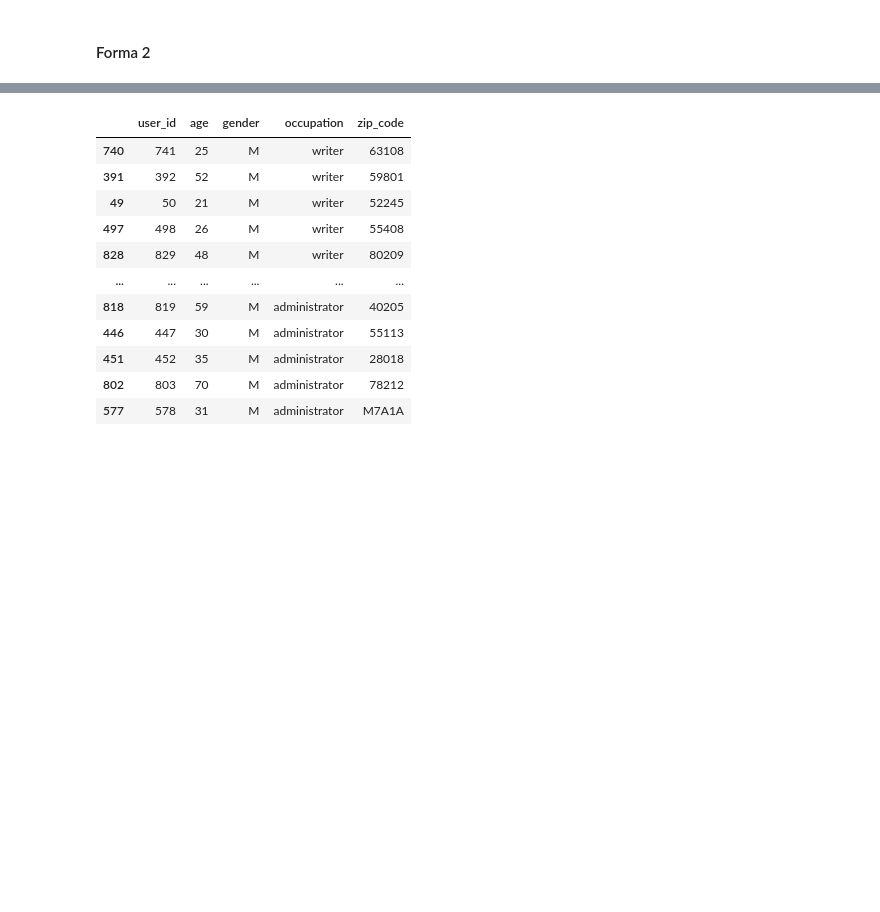
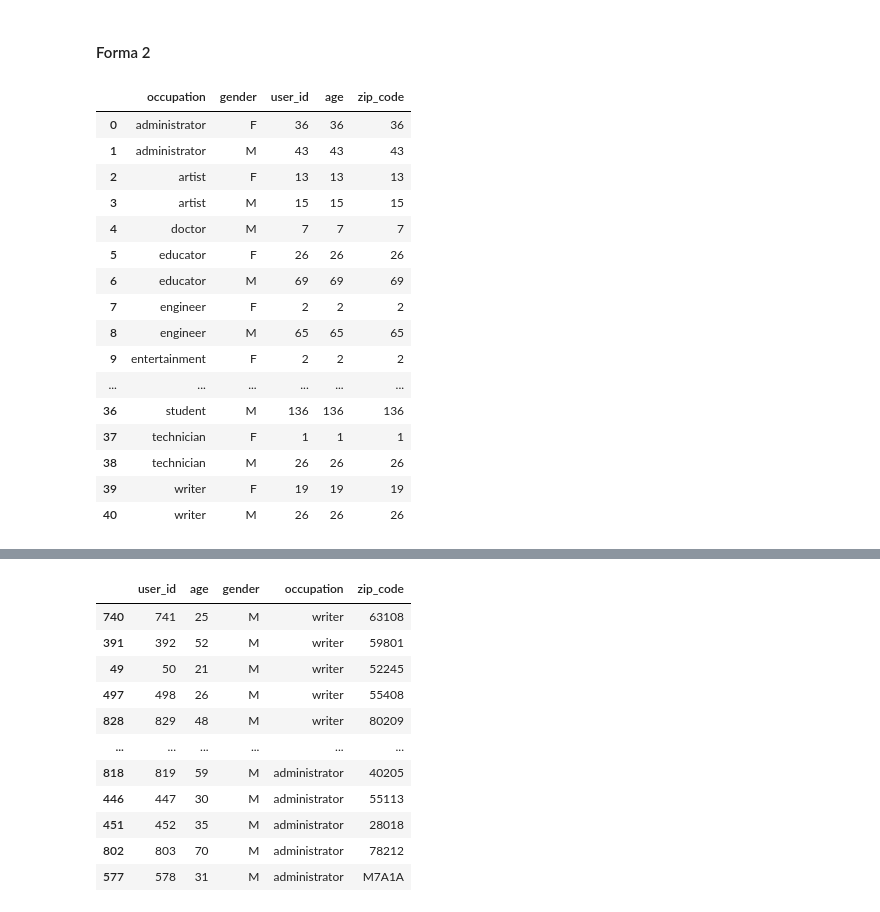
Before and after one commit to IsabelRomoBru/DS102024, a Jupyter notebook: 2-DataAnalysis/2-Pandas/Practica/6-Occupation/Occupation Grouping.ipynb, the cells around one changed output, grey strips where cells are left out. Cells and saved outputs as stored; diff of their text form; code cells hidden in the pictures; blank space fills up the shorter version.

```diff
--- a/2-DataAnalysis/2-Pandas/Practica/6-Occupation/Occupation Grouping.ipynb
+++ b/2-DataAnalysis/2-Pandas/Practica/6-Occupation/Occupation Grouping.ipynb
@@ -73,3 +94,23 @@ administrator
 administrator
 # %% [markdown]
 #### Forma 2
+# %%
+usuarios.groupby(['occupation','gender'],as_index=False).count()
+# %% [output]
+|  | occupation | gender | user_id | age | zip_code |
+| 0 | administrator | F | 36 | 36 | 36 |
+| 1 | administrator | M | 43 | 43 | 43 |
+| 2 | artist | F | 13 | 13 | 13 |
+| 3 | artist | M | 15 | 15 | 15 |
+| 4 | doctor | M | 7 | 7 | 7 |
+| 5 | educator | F | 26 | 26 | 26 |
+| 6 | educator | M | 69 | 69 | 69 |
+| 7 | engineer | F | 2 | 2 | 2 |
+| 8 | engineer | M | 65 | 65 | 65 |
+| 9 | entertainment | F | 2 | 2 | 2 |
+| ... | ... | ... | ... | ... | ... |
+| 36 | student | M | 136 | 136 | 136 |
+| 37 | technician | F | 1 | 1 | 1 |
+| 38 | technician | M | 26 | 26 | 26 |
+| 39 | writer | F | 19 | 19 | 19 |
+| 40 | writer | M | 26 | 26 | 26 |
```
Also changed, not shown: parts of 6 cells of this notebook, 3 other files.
